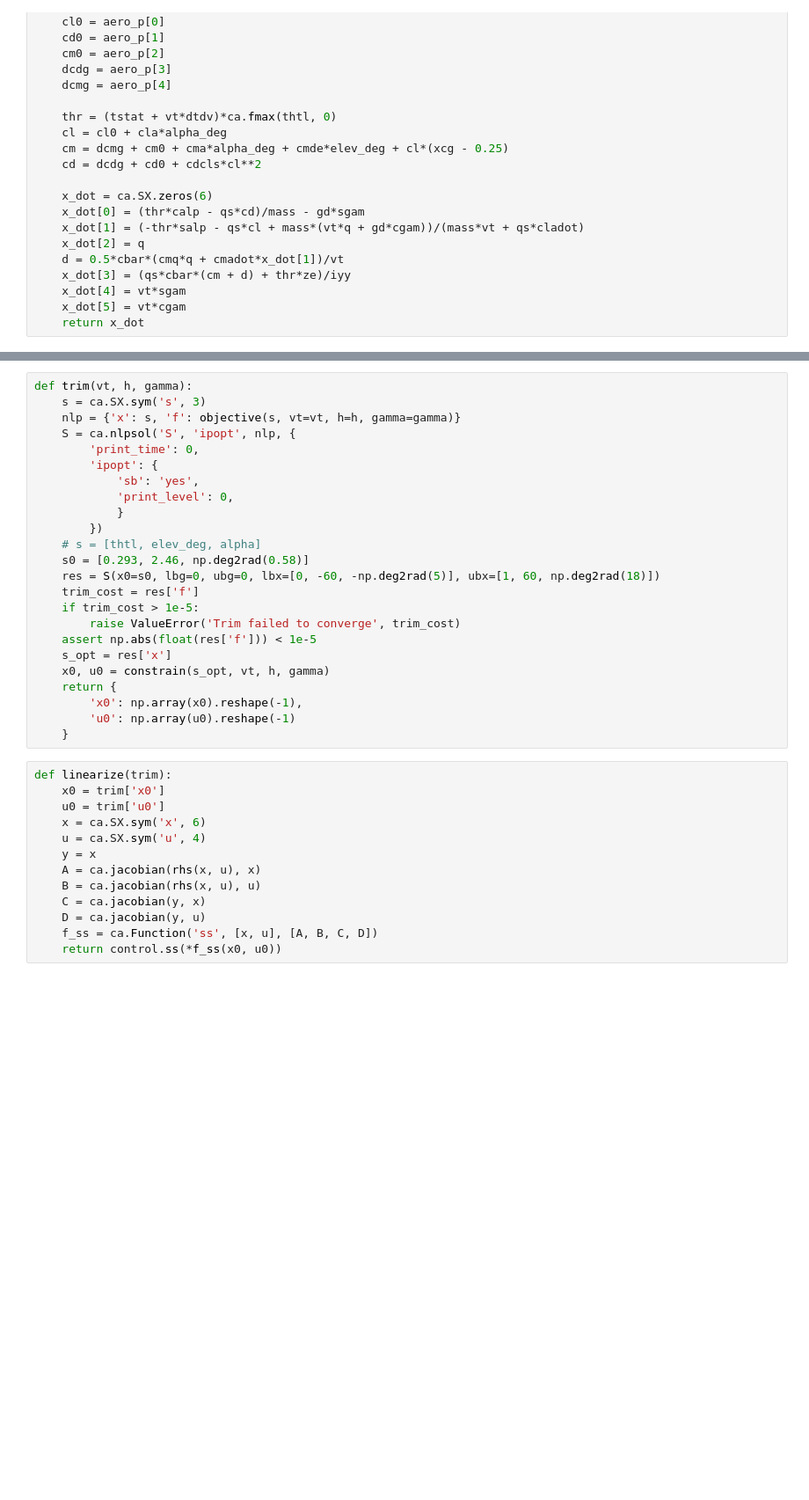
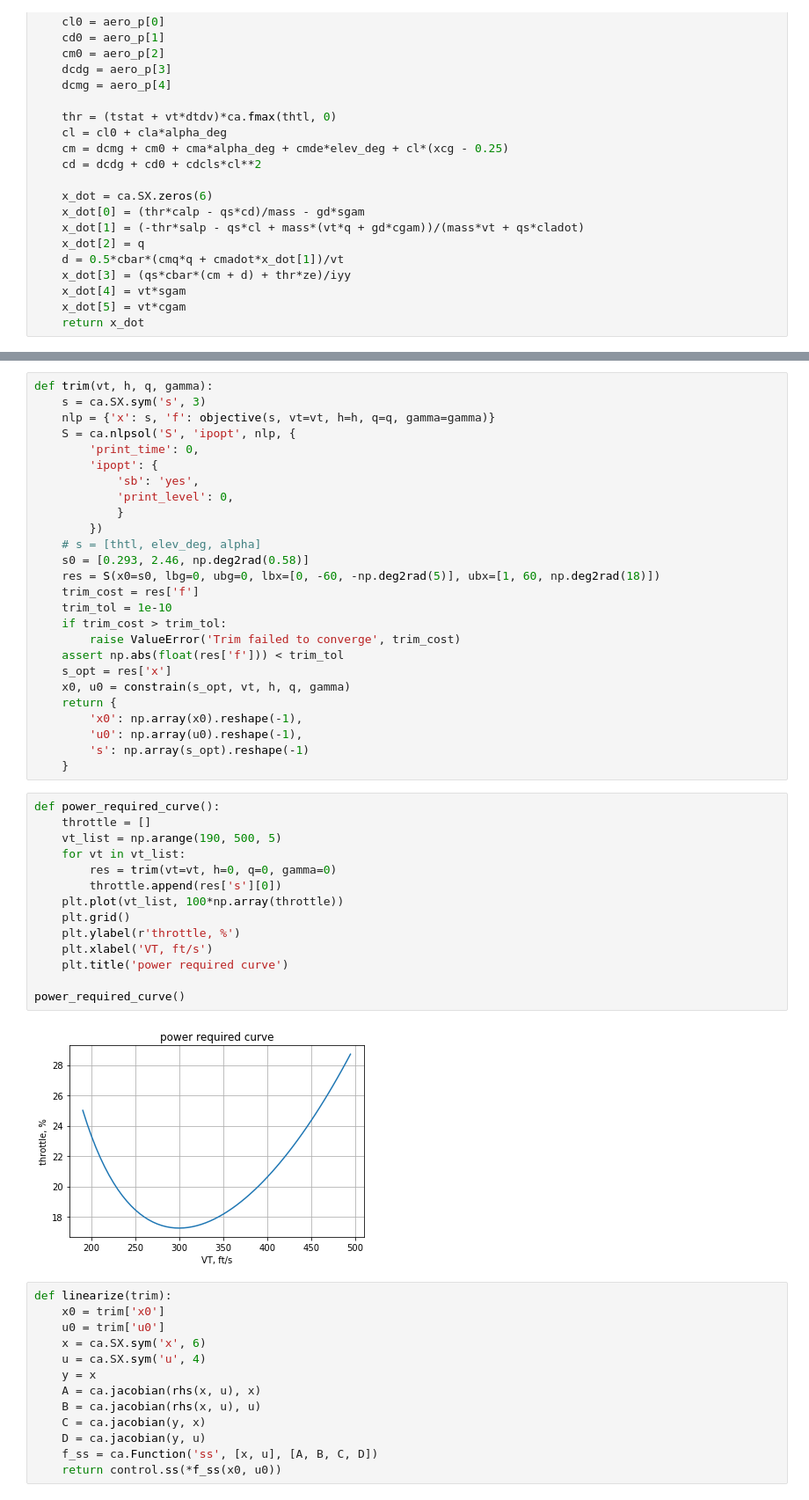
Before and after one commit to jgoppert/aae497-f19, a Jupyter notebook: lectures/4-Casadi-Transport.ipynb, the cells around one changed output, grey strips where cells are left out. Shown at 88% size. Cells and saved outputs as stored; diff of their text form; blank space fills up the shorter version.

```diff
--- a/lectures/4-Casadi-Transport.ipynb
+++ b/lectures/4-Casadi-Transport.ipynb
@@ -110,8 +114,8 @@ def objective(s, vt, h, gamma):
     return trim_cost(x, u)
 # %%
-def trim(vt, h, gamma):
+def trim(vt, h, q, gamma):
     s = ca.SX.sym('s', 3)
-    nlp = {'x': s, 'f': objective(s, vt=vt, h=h, gamma=gamma)}
+    nlp = {'x': s, 'f': objective(s, vt=vt, h=h, q=q, gamma=gamma)}
     S = ca.nlpsol('S', 'ipopt', nlp, {
         'print_time': 0,
         'ipopt': {
@@ -123,15 +127,33 @@ def trim(vt, h, gamma):
     s0 = [0.293, 2.46, np.deg2rad(0.58)]
     res = S(x0=s0, lbg=0, ubg=0, lbx=[0, -60, -np.deg2rad(5)], ubx=[1, 60, np.deg2rad(18)])
     trim_cost = res['f']
-    if trim_cost > 1e-5:
+    trim_tol = 1e-10
+    if trim_cost > trim_tol:
         raise ValueError('Trim failed to converge', trim_cost)
-    assert np.abs(float(res['f'])) < 1e-5
+    assert np.abs(float(res['f'])) < trim_tol
     s_opt = res['x']
-    x0, u0 = constrain(s_opt, vt, h, gamma)
+    x0, u0 = constrain(s_opt, vt, h, q, gamma)
     return {
         'x0': np.array(x0).reshape(-1),
-        'u0': np.array(u0).reshape(-1)
+        'u0': np.array(u0).reshape(-1),
+        's': np.array(s_opt).reshape(-1)
     }
+# %%
+def power_required_curve():
+    throttle = []
+    vt_list = np.arange(190, 500, 5)
+    for vt in vt_list:
+        res = trim(vt=vt, h=0, q=0, gamma=0)
+        throttle.append(res['s'][0])
+    plt.plot(vt_list, 100*np.array(throttle))
+    plt.grid()
+    plt.ylabel(r'throttle, %')
+    plt.xlabel('VT, ft/s')
+    plt.title('power required curve')
+
+power_required_curve()
+# %% [output]
+[figure, added]
 # %%
 def linearize(trim):
     x0 = trim['x0']
```
Also changed, not shown: parts of 11 cells of this notebook.
